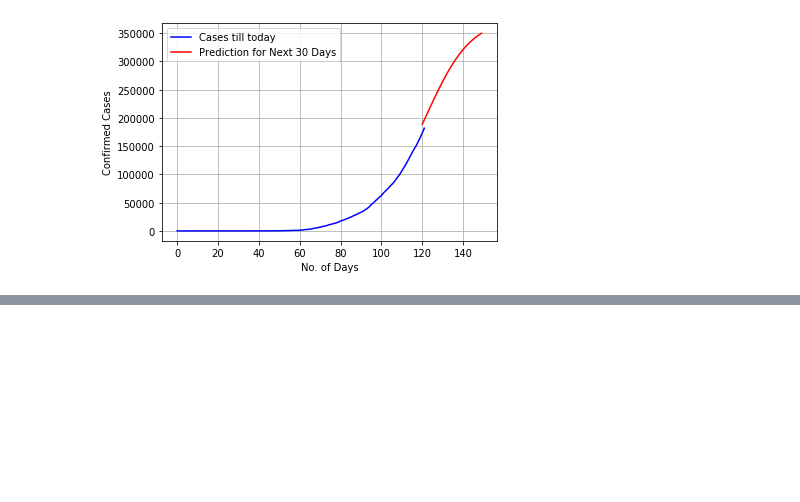
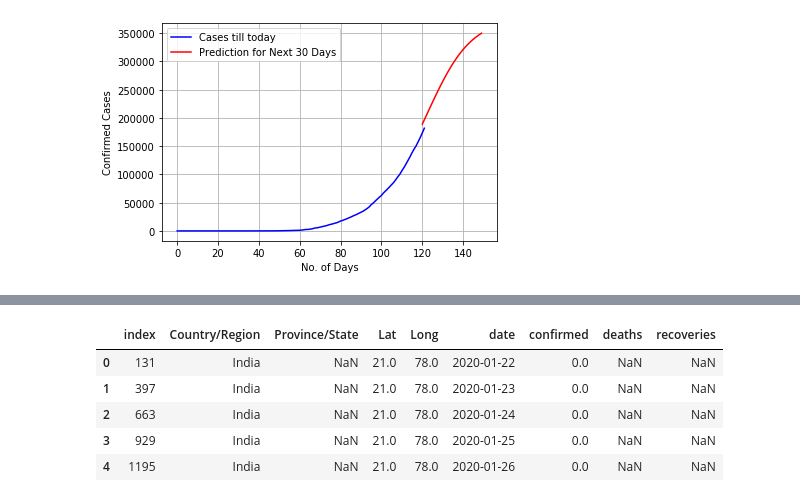
Before and after one commit to tariqmhmd5/Covid-Prediction, a Jupyter notebook: Prediction using LSTM.ipynb, the cells around one changed output, grey strips where cells are left out. Cells and saved outputs as stored; diff of their text form; code cells hidden in the pictures; blank space fills up the shorter version.

```diff
--- a/Prediction using LSTM.ipynb
+++ b/Prediction using LSTM.ipynb
@@ -369,0 +504,11 @@ Text(0.5, 0, 'No. of Days')
+# %%
+data.reset_index(inplace = True, drop = False)
+# %%
+data.head(5)
+# %% [output]
+|  | index | Country/Region | Province/State | Lat | Long | date | confirmed | deaths | recoveries |
+| 0 | 131 | India | NaN | 21.0 | 78.0 | 2020-01-22 | 0.0 | NaN | NaN |
+| 1 | 397 | India | NaN | 21.0 | 78.0 | 2020-01-23 | 0.0 | NaN | NaN |
+| 2 | 663 | India | NaN | 21.0 | 78.0 | 2020-01-24 | 0.0 | NaN | NaN |
+| 3 | 929 | India | NaN | 21.0 | 78.0 | 2020-01-25 | 0.0 | NaN | NaN |
+| 4 | 1195 | India | NaN | 21.0 | 78.0 | 2020-01-26 | 0.0 | NaN | NaN |
```
Also changed, not shown: parts of 33 cells of this notebook.
